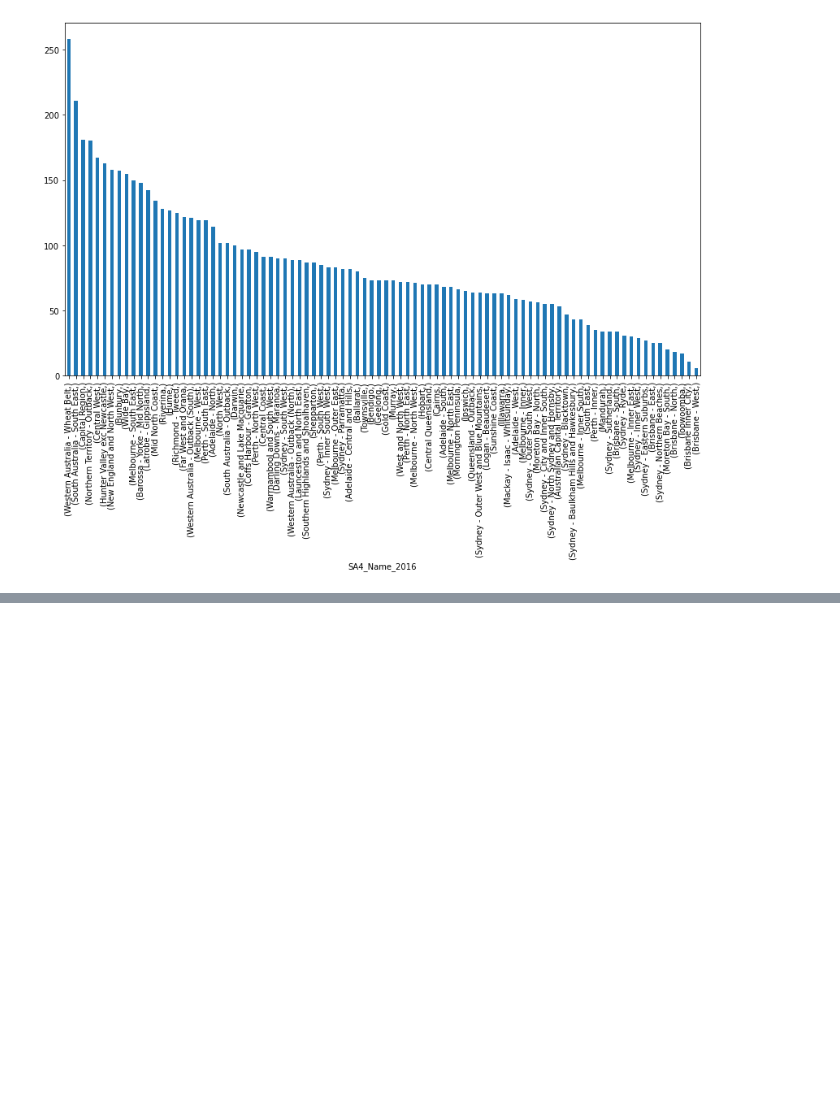
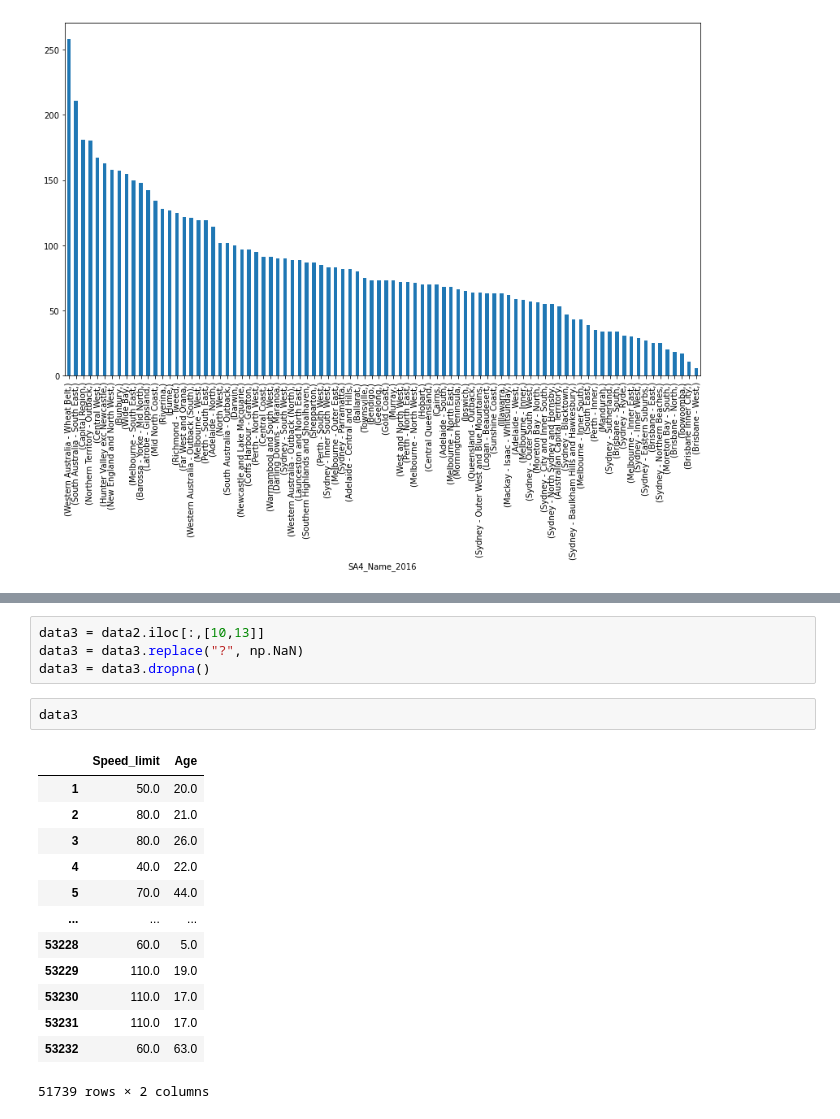
Before and after one commit to cooper-plath/CP3403DataMining, a Jupyter notebook: Dataset_CP3403_Adam_Edgar.ipynb, the cells around one changed output, grey strips where cells are left out. Cells and saved outputs as stored; diff of their text form; blank space fills up the shorter version.

```diff
--- a/Dataset_CP3403_Adam_Edgar.ipynb
+++ b/Dataset_CP3403_Adam_Edgar.ipynb
@@ -752,0 +658,20 @@ For n_clusters = 6 The average silhouette_score is : 0.4436422270383743
+# %%
+data3 = data2.iloc[:,[10,13]]
+data3 = data3.replace("?", np.NaN)
+data3 = data3.dropna()
+# %%
+data3
+# %% [output]
+|  | Speed_limit | Age |
+| 1 | 50.0 | 20.0 |
+| 2 | 80.0 | 21.0 |
+| 3 | 80.0 | 26.0 |
+| 4 | 40.0 | 22.0 |
+| 5 | 70.0 | 44.0 |
+| ... | ... | ... |
+| 53228 | 60.0 | 5.0 |
+| 53229 | 110.0 | 19.0 |
+| 53230 | 110.0 | 17.0 |
+| 53231 | 110.0 | 17.0 |
+| 53232 | 60.0 | 63.0 |
+51739 rows × 2 columns
```
Also changed, not shown: parts of 22 cells of this notebook.
